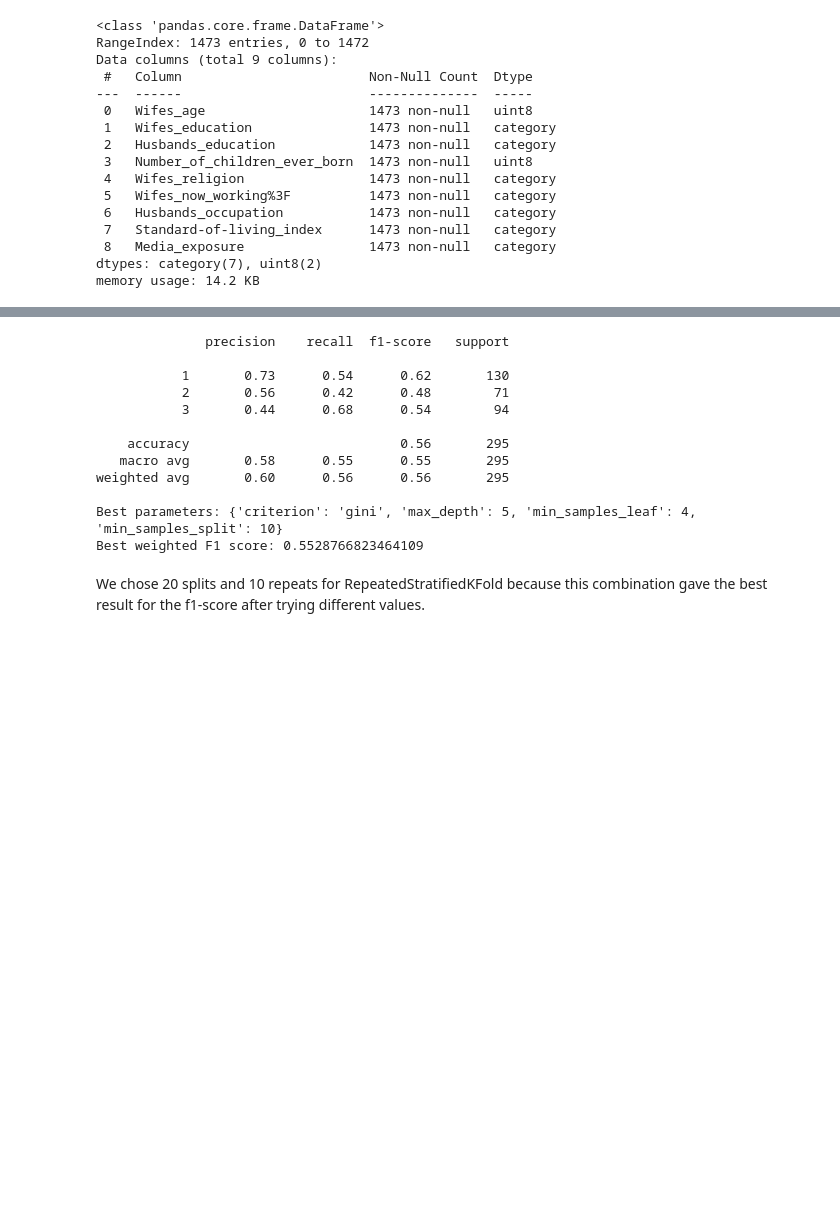
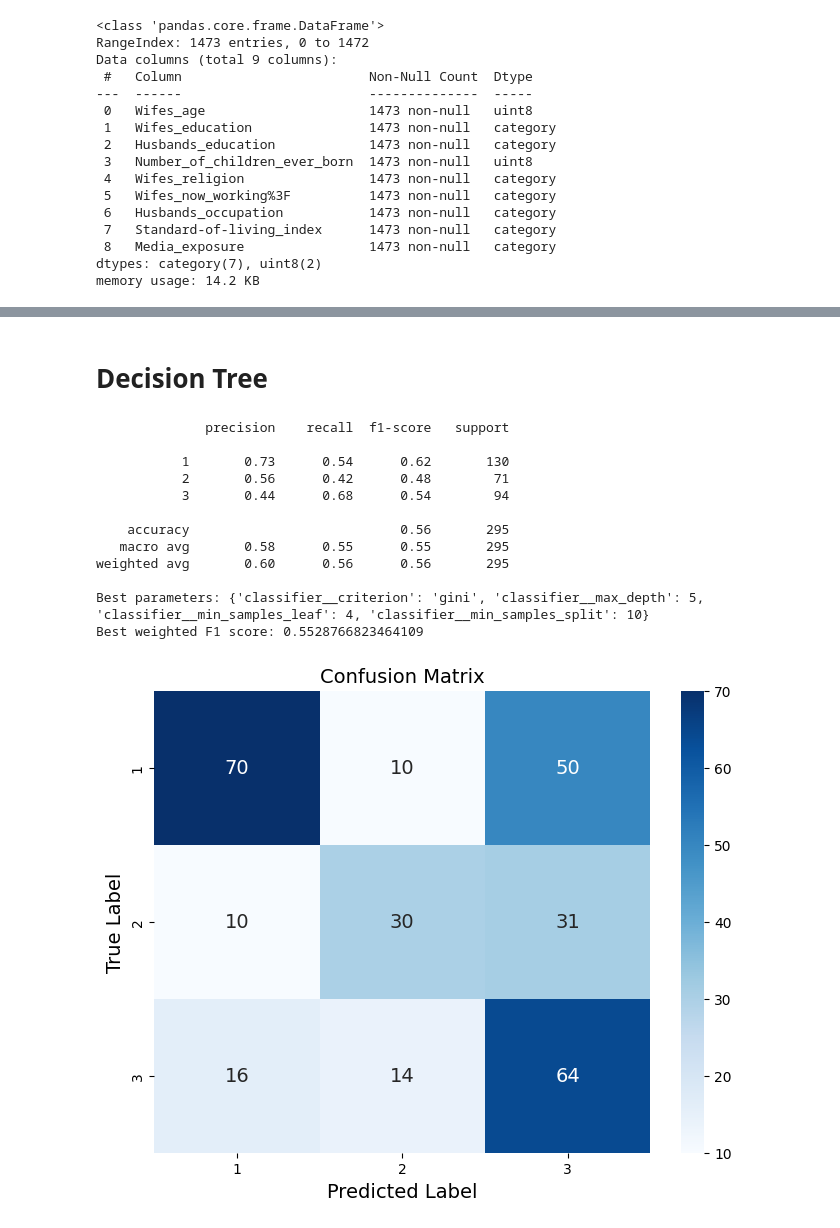
Before and after one commit to IDM4s-2025/TC2034-final-team8, a Jupyter notebook: Evidence1.ipynb, the cells around one changed output, grey strips where cells are left out. Drawn from its saved outputs; the diff is of its cells as text; code cells hidden in the pictures; blank space fills up the shorter version.

```diff
--- a/Decision_tree.ipynb
+++ b/Evidence1.ipynb
@@ -220,36 +296,71 @@ X_test_enc2 = X_test_enc2.reindex(columns=X_train_enc2.columns, fill_value=0)
+# %%
+# Convert all categorical with One Hot Encoder
+categorical_features = ["Wifes_education", 'Husbands_occupation', "Husbands_education", "Standard-of-living_index"]
+numeric_features = ["Wifes_age", "Number_of_children_ever_born"]
+binary_features = ["Wifes_religion", "Wifes_now_working%3F", "Media_exposure"]
+
+
+# Create pipline for categorical vairables (OneHotEncoder)
+categorical_transformer = Pipeline(steps=[
+    ('onehot', OneHotEncoder(drop='first', sparse_output=False, handle_unknown='ignore'))
+])
+
+#OrdinalEncoder
+ordinal_transformer = Pipeline(steps=[
+    ('ordinal', OrdinalEncoder())
+])
+
+#Preprocess
+preprocessor = ColumnTransformer(
+    transformers=[
+        ("cat", categorical_transformer, categorical_features),
+        ('binary', 'passthrough', binary_features),
+        ('num', 'passthrough', numeric_features)
+    ]
+)
+# %% [markdown]
+# Decision Tree
 # %%
+from sklearn.pipeline import Pipeline
 from sklearn.tree import DecisionTreeClassifier
 from sklearn.model_selection import GridSearchCV
 from sklearn.model_selection import RepeatedStratifiedKFold
+from sklearn.metrics import classification_report
+
 
 cv = RepeatedStratifiedKFold(n_splits=20, n_repeats=10, random_state=42)
 
 
+
 param_grid = {
-    'max_depth': [None, 5, 10, 30],
-    'min_samples_split': [2, 5, 10],
-    'min_samples_leaf': [1, 2, 4],
-    'criterion': ['gini', 'entropy']
+    'classifier__max_depth': [None, 5, 10, 30],
+    'classifier__min_samples_split': [2, 5, 10],
+    'classifier__min_samples_leaf': [1, 2, 4],
+    'classifier__criterion': ['gini', 'entropy']
 }
 
+pipeline = Pipeline([
+    ('preprocessor', preprocessor),
+    ('classifier', DecisionTreeClassifier(random_state=42))
+])
 
-# Set up GridSearchCV
+
 grid_search = GridSearchCV(
-    estimator=DecisionTreeClassifier(random_state=42),
+    estimator=pipeline,
     param_grid=param_grid,
     scoring='f1_weighted',
     cv=cv,
+    n_jobs=-1
 )
 
-grid_search.fit(X_train_enc2, y_train)
+grid_search.fit(X_train, y_train)
 
 best_tree = grid_search.best_estimator_
 
 
-y_pred_default = best_tree.predict(X_test_enc2)
-print(classification_report(y_test, y_pred_default))
+y_pred = best_tree.predict(X_test)
 
-
+print(classification_report(y_test, y_pred))
 print("Best parameters:", grid_search.best_params_)
 print("Best weighted F1 score:", grid_search.best_score_)
 # %% [output]
@@ -263,7 +374,26 @@ print("Best weighted F1 score:", grid_search.best_score_)
    macro avg       0.58      0.55      0.55       295
 weighted avg       0.60      0.56      0.56       295
 
-Best parameters: {'criterion': 'gini', 'max_depth': 5, 'min_samples_leaf': 4, 'min_samples_split': 10}
+Best parameters: {'classifier__criterion': 'gini', 'classifier__max_depth': 5, 'classifier__min_samples_leaf': 4, 'classifier__min_samples_split': 10}
 Best weighted F1 score: 0.5528766823464109
-# %% [markdown]
-We chose 20 splits and 10 repeats for RepeatedStratifiedKFold because this combination gave the best result for the f1-score after trying different values.
+# %%
+from sklearn.metrics import confusion_matrix
+import matplotlib.pyplot as plt
+import seaborn as sns
+
+
+y_pred = best_tree.predict(X_test)
+
+
+cm = confusion_matrix(y_test, y_pred)
+
+plt.figure(figsize=(8, 6))
+sns.heatmap(cm, annot=True, fmt="d", cmap="Blues",
+            xticklabels=["1", "2", "3"],
+            yticklabels=["1", "2", "3"])
+plt.xlabel("Predicted Label")
+plt.ylabel("True Label")
+plt.title("Confusion Matrix")
+plt.show()
+# %% [output]
+[figure, added]
```
Also changed, not shown: parts of 32 cells of this notebook, 5 other files.
